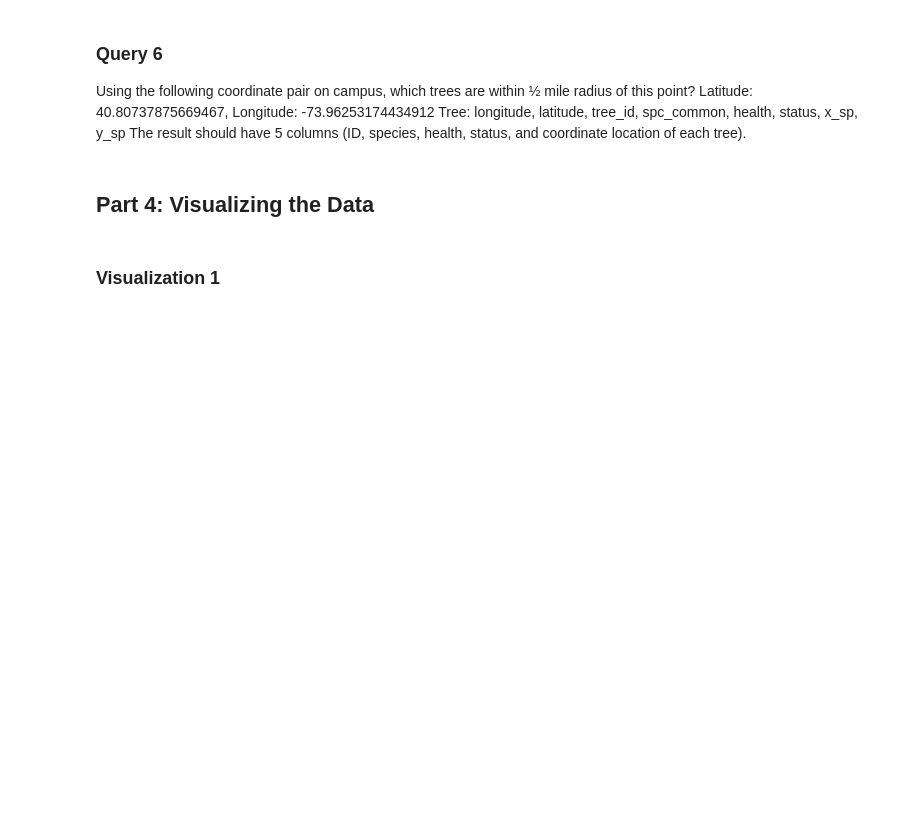
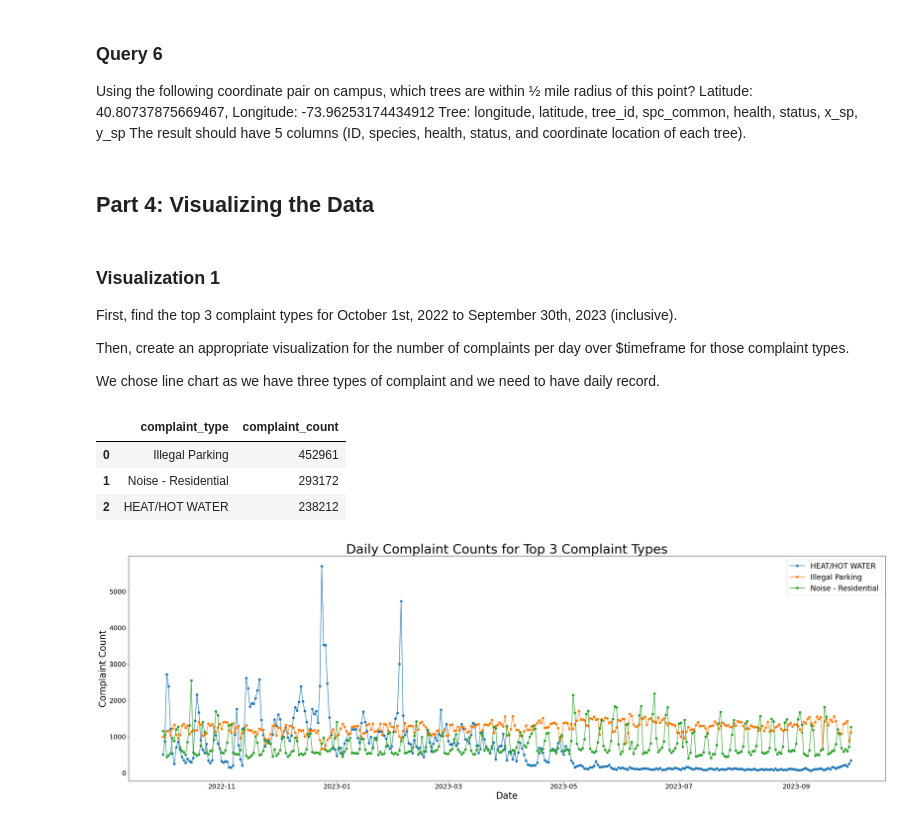
Before and after one commit to Yawenislearning/project-group28, a Jupyter notebook: project_code.ipynb, the cells around one changed output. Cells and saved outputs as stored; diff of their text form; code cells hidden in the pictures; blank space fills up the shorter version.

Commit message:
Add Visual1

```diff
--- a/project_code.ipynb
+++ b/project_code.ipynb
@@ -827,4 +827,10 @@ with engine.connect() as conn:
 ## Part 4: Visualizing the Data
 # %% [markdown]
 ### Visualization 1
+
+First, find the top 3 complaint types for October 1st, 2022 to September 30th, 2023 (inclusive).
+
+Then, create an appropriate visualization for the number of complaints per day over $timeframe for those complaint types.
+
+We chose line chart as we have three types of complaint and we need to have daily record.
 # %%
@@ -846,6 +854,9 @@ def plot_visual_1(dataframe):
 # %%
-def get_data_for_visual_1():
-    # Query your database for the data needed.
-    # You can put the data queried into a pandas/geopandas dataframe, if you wish
-    raise NotImplementedError()
+# Obtain the three most frequent complaint type
+get_data_for_most_freq_complaint_type()
+# %% [output]
+|  | complaint_type | complaint_count |
+| 0 | Illegal Parking | 452961 |
+| 1 | Noise - Residential | 293172 |
+| 2 | HEAT/HOT WATER | 238212 |
 # %%
@@ -853,0 +879,31 @@ plot_visual_1(some_dataframe)
+# %%
+daily_data = complaint_type_daily_count().pivot(index='date', columns='complaint_type', values='daily_complaint_count')
+# %%
+def plot_line_chart_for_daily_complaint(dataframe) -> None:
+    """
+    Arguments:
+        dataframe (pd.DataFrame): A DataFrame with dates and daily complaint counts
+                                  for the top three complaint types.
+
+    Returns:
+        None: displays a line chart.
+    """
+
+    figure, axes = plt.subplots(figsize=(30, 10))
+    dataframe = dataframe.reset_index()
+    dataframe['date'] = pd.to_datetime(dataframe['date'],format='%Y-%m-%d')
+
+    for i in dataframe.columns[1:]:
+        plt.plot(dataframe.date, dataframe[i], label=i, marker='o')
+    axes.tick_params(axis='x', labelsize=18)
+    axes.tick_params(axis='y', labelsize=18)
+    plt.title('Daily Complaint Counts for Top 3 Complaint Types',fontsize = 35)
+    plt.xlabel('Date',fontsize = 25)
+    plt.ylabel('Complaint Count',fontsize = 25)
+    plt.legend(fontsize = 20)
+    plt.tight_layout()
+    plt.show()
+# %%
+plot_line_chart_for_daily_complaint(daily_data)
+# %% [output]
+[figure, added]
```
Also changed, not shown: parts of 3 cells of this notebook.
